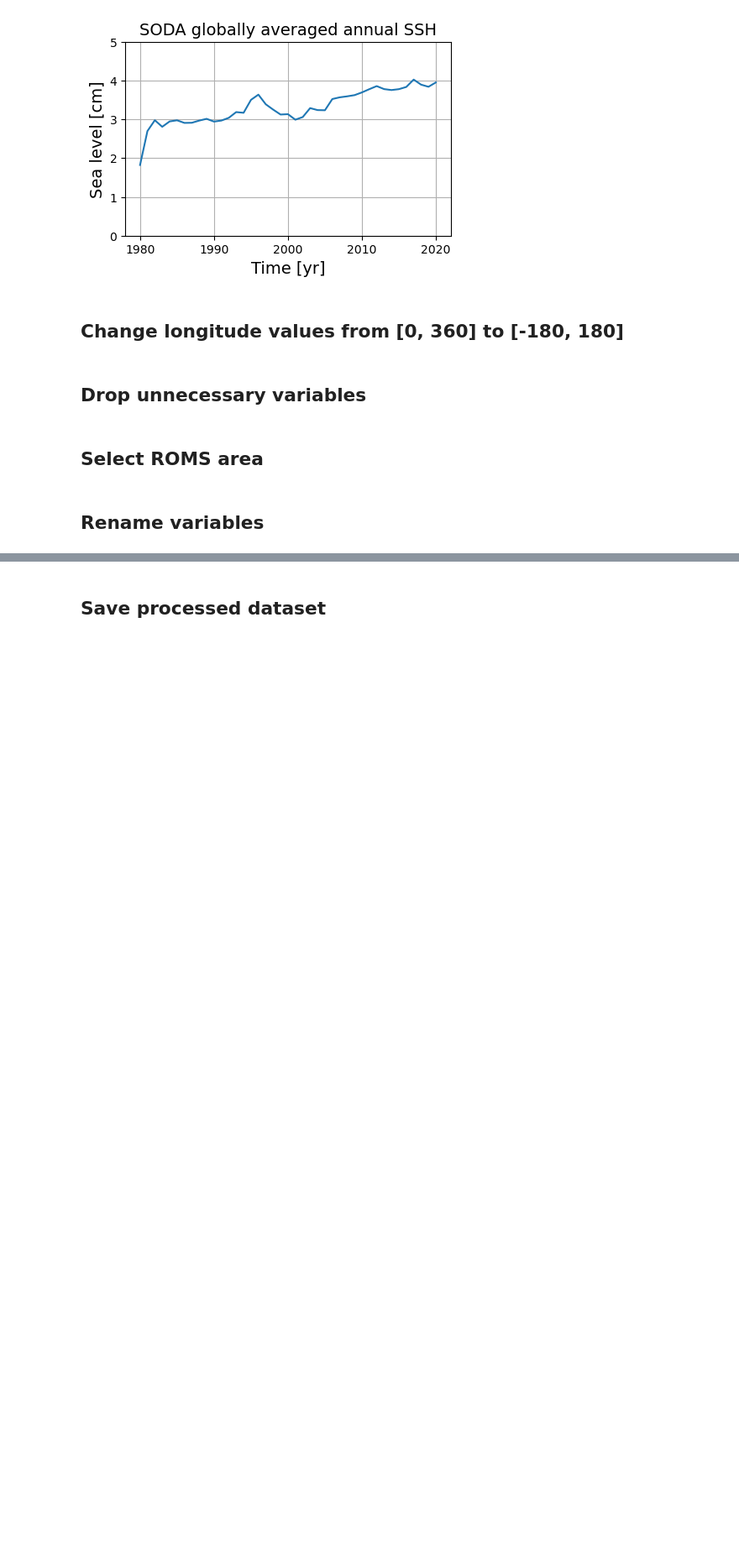
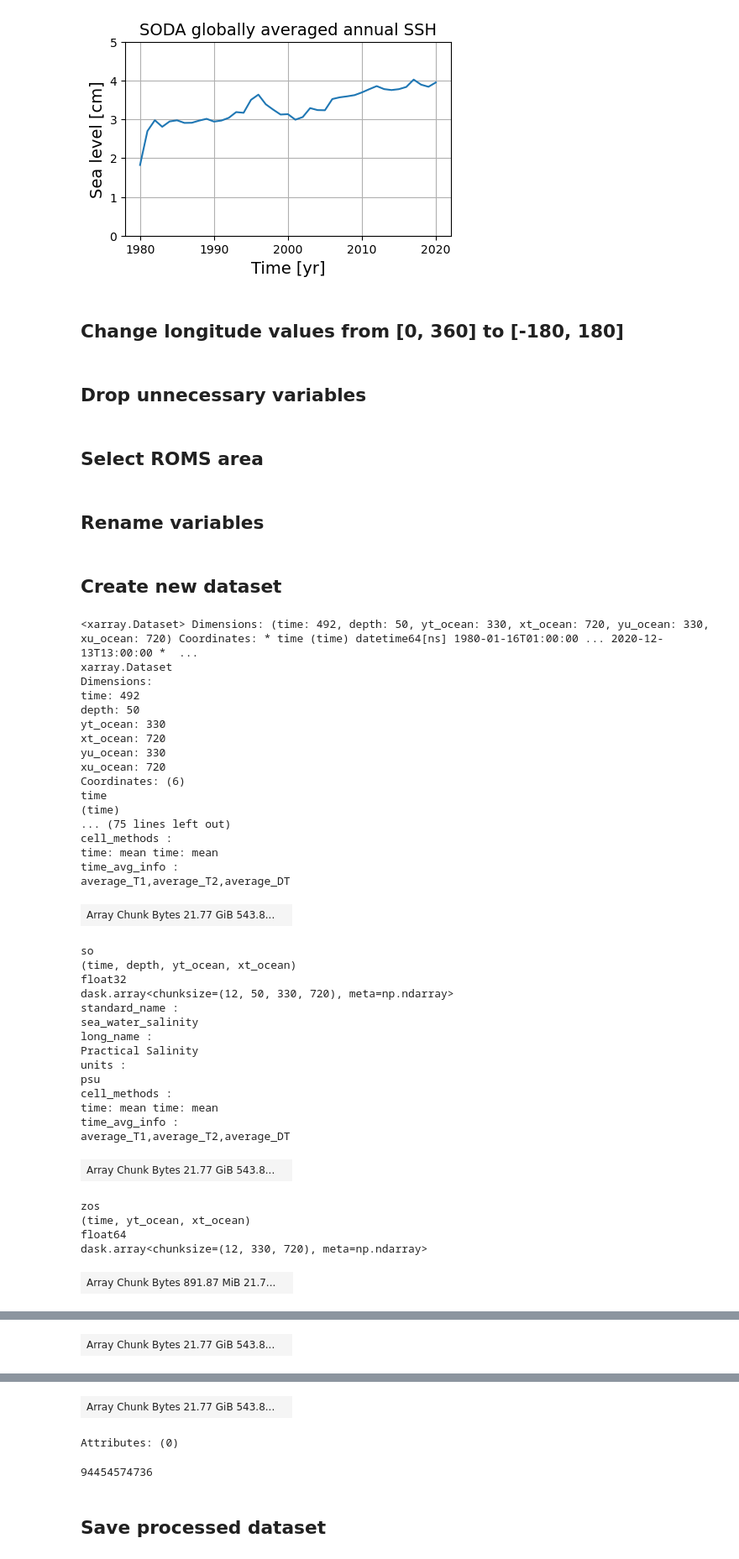
Before and after one commit to iris-keizer/ROMS-project, a Jupyter notebook: ROMS-project/Data preparation/SODA.ipynb, the cells around one changed output, grey strips where cells are left out. Shown at 84% size. Cells and saved outputs as stored; diff of their text form; code cells hidden in the pictures; blank space fills up the shorter version.

```diff
--- a/ROMS-project/Data preparation/SODA.ipynb
+++ b/ROMS-project/Data preparation/SODA.ipynb
@@ -36,7 +36,8 @@ import matplotlib.pyplot as plt
 # %%
 ora = xr.open_dataset('/Users/iriskeizer/Documents/ROMS/data/ORA20C/forcing input/ora20c.nc')
 # %%
-soda = xr.open_mfdataset('/Users/iriskeizer/Documents/ROMS/data/SODA/raw/*.nc')
+soda_in = xr.open_mfdataset('/Users/iriskeizer/Documents/ROMS/data/SODA/raw/*.nc')
+soda = soda_in
 # %% [markdown]
 ## Obtain regionally averaged global SSH
 # %%
@@ -100,3 +101,71 @@ soda['v'] = soda.v.where((soda.xu_ocean > -20) & (soda.xu_ocean < 10) & (soda.yu
 ## Rename variables
 # %%
 soda = soda.rename({'ssh':'zos', 'temp':'thetao', 'salt':'so', 'u':'uo', 'v':'vo', 'st_ocean' : 'depth'})
+# %% [markdown]
+## Create new dataset
+# %%
+# Define variables
+data_vars = {'thetao':(['time', 'depth', 'yt_ocean', 'xt_ocean'], soda.thetao.data, soda_in.temp.attrs),
+            'so':(['time', 'depth', 'yt_ocean', 'xt_ocean'], soda.so.data, soda_in.salt.attrs),
+            'zos':(['time', 'yt_ocean', 'xt_ocean'], soda.zos.data, soda_in.ssh.attrs),
+            'uo':(['time', 'depth', 'yu_ocean', 'xu_ocean'], soda.uo.data, soda_in.u.attrs),
+            'vo':(['time', 'depth', 'yu_ocean', 'xu_ocean'], soda.vo.data, soda_in.v.attrs),}
+
+# Define coordinates
+coords = {'time':(['time'], soda.time.data, soda_in.time.attrs),
+         'xt_ocean':(['xt_ocean'], soda.xt_ocean.data, soda_in.xt_ocean.attrs),
+         'yt_ocean':(['yt_ocean'], soda.yt_ocean.data, soda_in.yt_ocean.attrs),
+         'xu_ocean':(['xu_ocean'], soda.xu_ocean.data, soda_in.xu_ocean.attrs),
+         'yu_ocean':(['yu_ocean'], soda.yu_ocean.data, soda_in.yu_ocean.attrs),
+         'depth':(['depth'], soda.depth.data, soda_in.st_ocean.attrs)}
+
+
+
+# Create Dataset
+soda_out = xr.Dataset(data_vars = data_vars,
+                    coords = coords,
+                    )
+
+
+soda_out.attrs = {'File created: /Users/'}
+# %%
+soda_out
+# %% [output]
+<xarray.Dataset> Dimensions: (time: 492, depth: 50, yt_ocean: 330, xt_ocean: 720, yu_ocean: 330, xu_ocean: 720) Coordinates: * time (time) datetime64[ns] 1980-01-16T01:00:00 ... 2020-12-13T13:00:00 *  ...
+xarray.Dataset
+Dimensions:
+time: 492
+depth: 50
+yt_ocean: 330
+xt_ocean: 720
+yu_ocean: 330
+xu_ocean: 720
+Coordinates: (6)
+time
+(time)
+... (75 lines left out)
+cell_methods :
+time: mean time: mean
+time_avg_info :
+average_T1,average_T2,average_DT
+| Array Chunk Bytes 21.77 GiB 543.8... |  |
+so
+(time, depth, yt_ocean, xt_ocean)
+float32
+dask.array<chunksize=(12, 50, 330, 720), meta=np.ndarray>
+standard_name :
+sea_water_salinity
+long_name :
+Practical Salinity
+units :
+psu
+cell_methods :
+time: mean time: mean
+time_avg_info :
+average_T1,average_T2,average_DT
+| Array Chunk Bytes 21.77 GiB 543.8... |  |
+zos
+(time, yt_ocean, xt_ocean)
+float64
+dask.array<chunksize=(12, 330, 720), meta=np.ndarray>
+| Array Chunk Bytes 891.87 MiB 21.7... |  |
@@ -102,0 +186 @@ soda = soda.rename({'ssh':'zos', 'temp':'thetao', 'salt':'so', 'u':'uo', 'v':'vo
+| Array Chunk Bytes 21.77 GiB 543.8... |  |
@@ -103,3 +201,9 @@ soda = soda.rename({'ssh':'zos', 'temp':'thetao', 'salt':'so', 'u':'uo', 'v':'vo
+| Array Chunk Bytes 21.77 GiB 543.8... |  |
+Attributes: (0)
+# %%
+soda.nbytes
+# %% [output]
+94454574736
 # %% [markdown]
 ## Save processed dataset
 # %%
```
Also changed, not shown: parts of 3 cells of this notebook.
